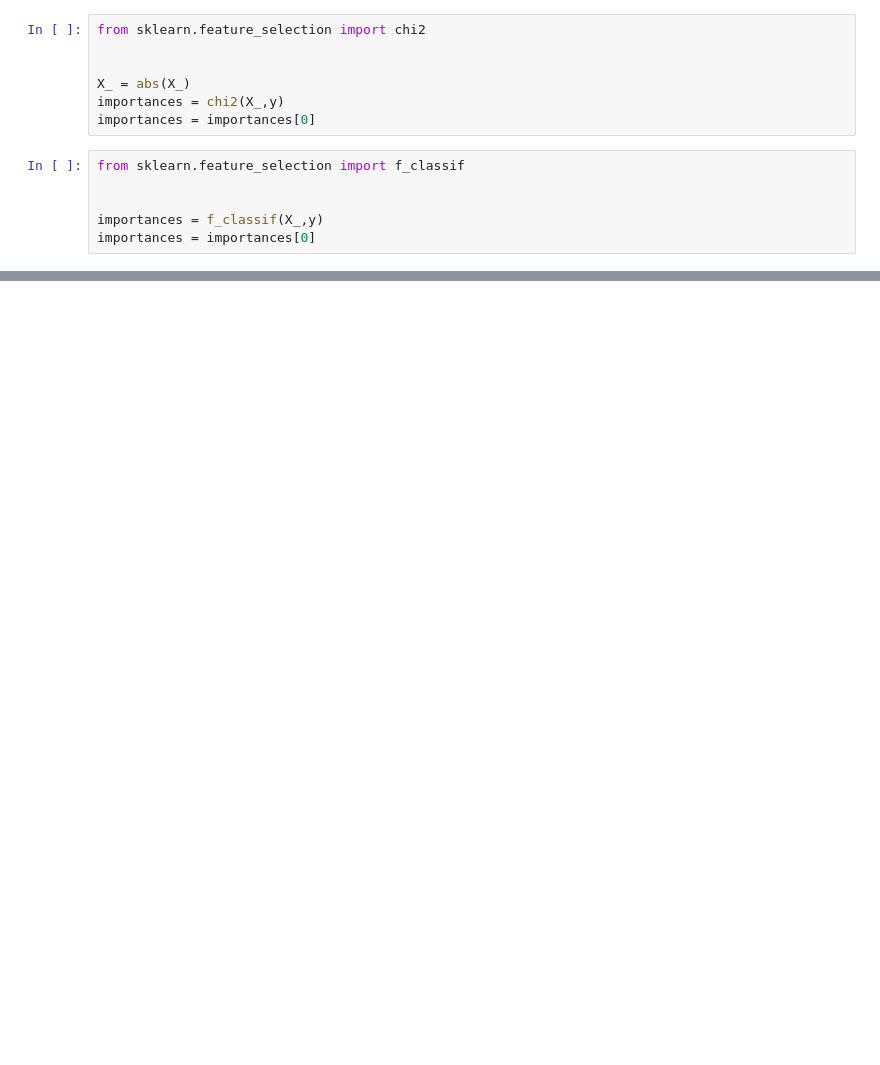
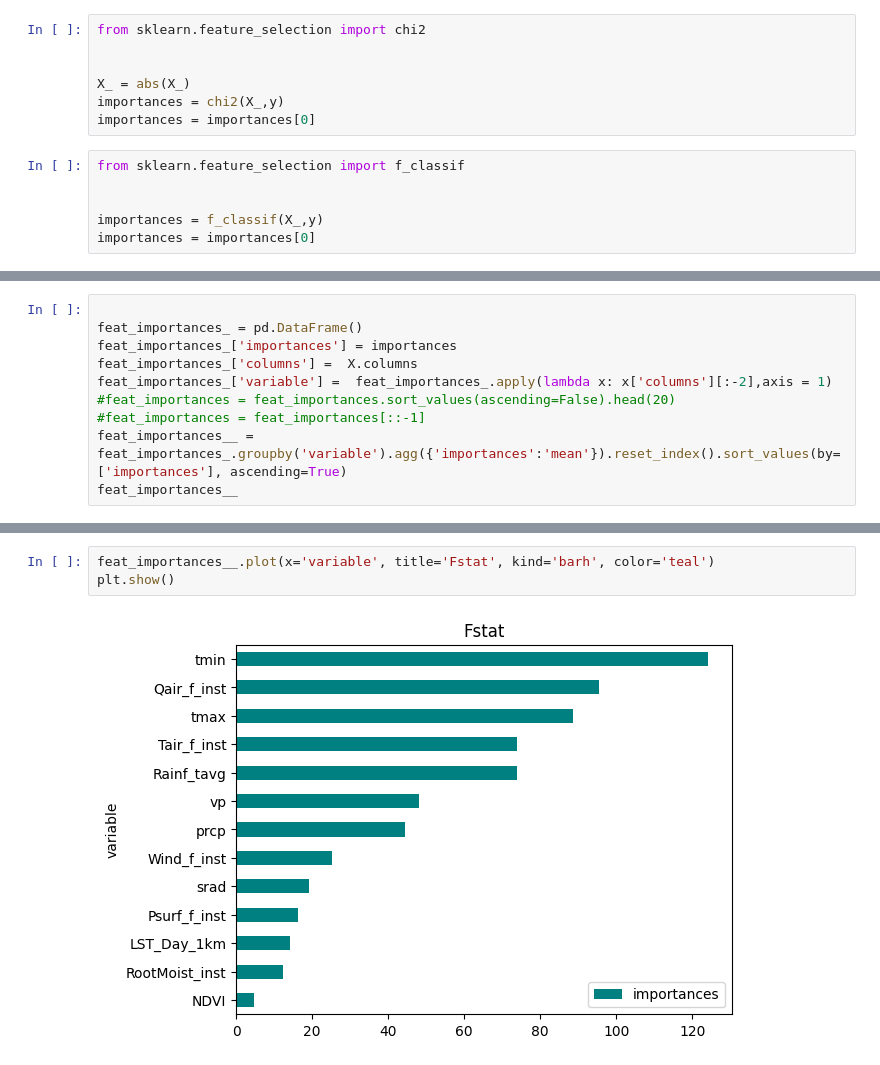
Before and after one commit to apr159/locust, a Jupyter notebook: 4-feature-selection.ipynb, the cells around one changed output, grey strips where cells are left out. Cells and saved outputs as stored; diff of their text form; blank space fills up the shorter version.

```diff
--- a/4-feature-selection.ipynb
+++ b/4-feature-selection.ipynb
@@ -83,0 +88,10 @@ plt.show()
+# %%
+
+feat_importances_ = pd.DataFrame()
+feat_importances_['importances'] = importances
+feat_importances_['columns'] =  X.columns
+feat_importances_['variable'] =  feat_importances_.apply(lambda x: x['columns'][:-2],axis = 1)
+#feat_importances = feat_importances.sort_values(ascending=False).head(20)
+#feat_importances = feat_importances[::-1]
+feat_importances__ = feat_importances_.groupby('variable').agg({'importances':'mean'}).reset_index().sort_values(by=['importances'], ascending=True)
+feat_importances__
@@ -84,3 +113,8 @@ plt.show()
+# %%
+feat_importances__.plot(x='variable', title='Fstat', kind='barh', color='teal')
+plt.show()
+# %% [output]
+[figure, added]
 # %%
 import seaborn as sns
 import matplotlib as plt
```
Also changed, not shown: parts of 9 cells of this notebook, 7 other files.
